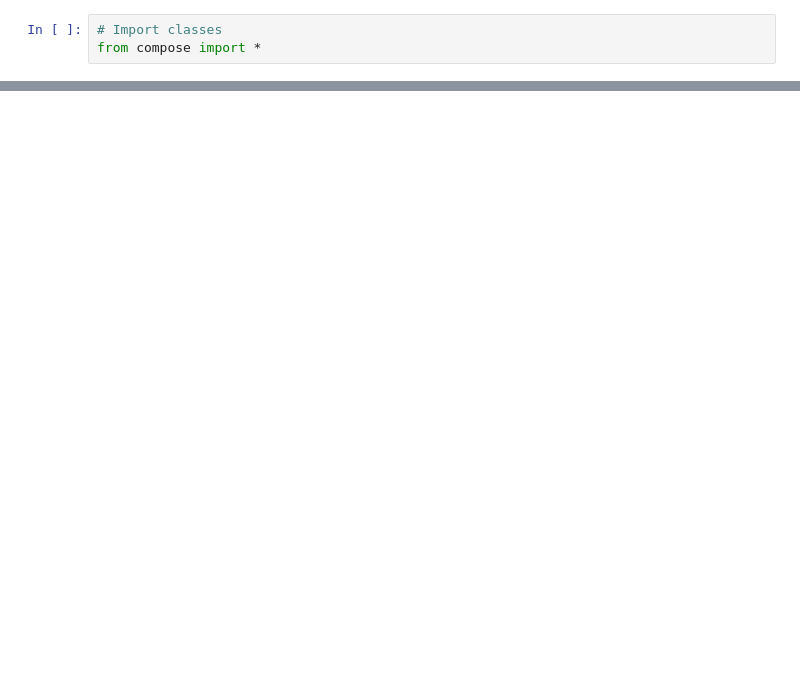
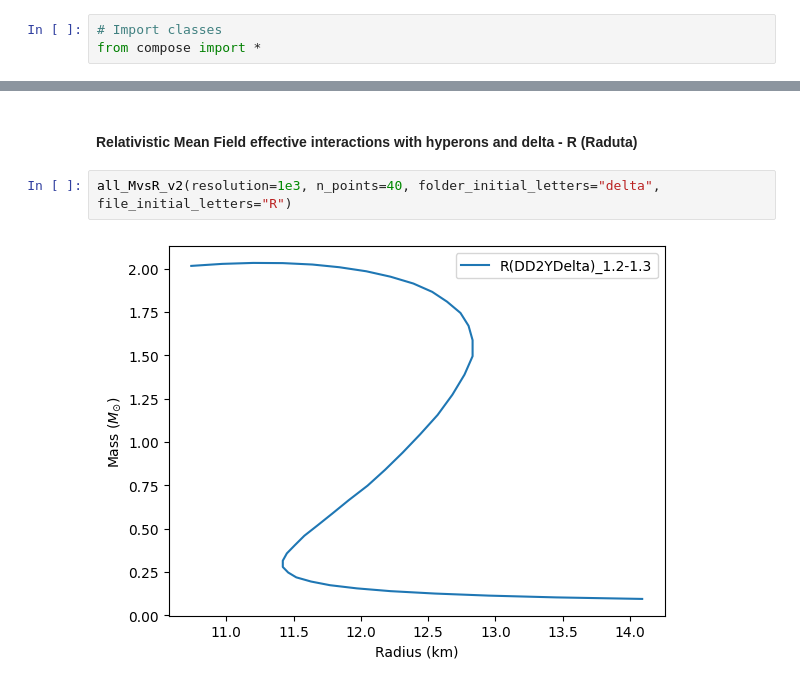
Before and after one commit to PhysicsZandi/NeutronStars, a Jupyter notebook: src/compose_examples.ipynb, the cells around one changed output, grey strips where cells are left out. Cells and saved outputs as stored; diff of their text form; blank space fills up the shorter version.

```diff
--- a/src/compose_examples.ipynb
+++ b/src/compose_examples.ipynb
@@ -11,0 +28,6 @@ all_MvsR(resolution=1e3, n_points=40)
+# %% [markdown]
+#### Relativistic Mean Field effective interactions with hyperons and delta - R (Raduta)
+# %%
+all_MvsR_v2(resolution=1e3, n_points=40, folder_initial_letters="delta", file_initial_letters="R")
+# %% [output]
+[figure, added]
```
Also changed, not shown: parts of 66 cells of this notebook, 1 other file.
